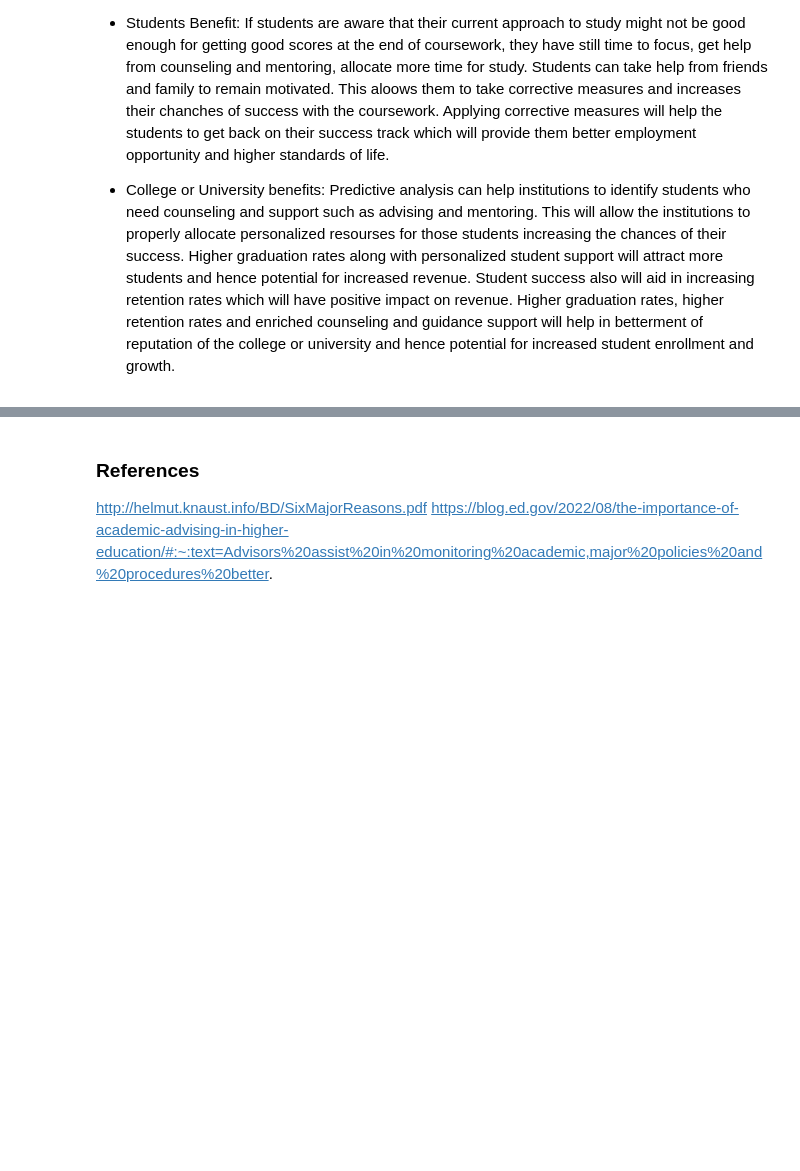
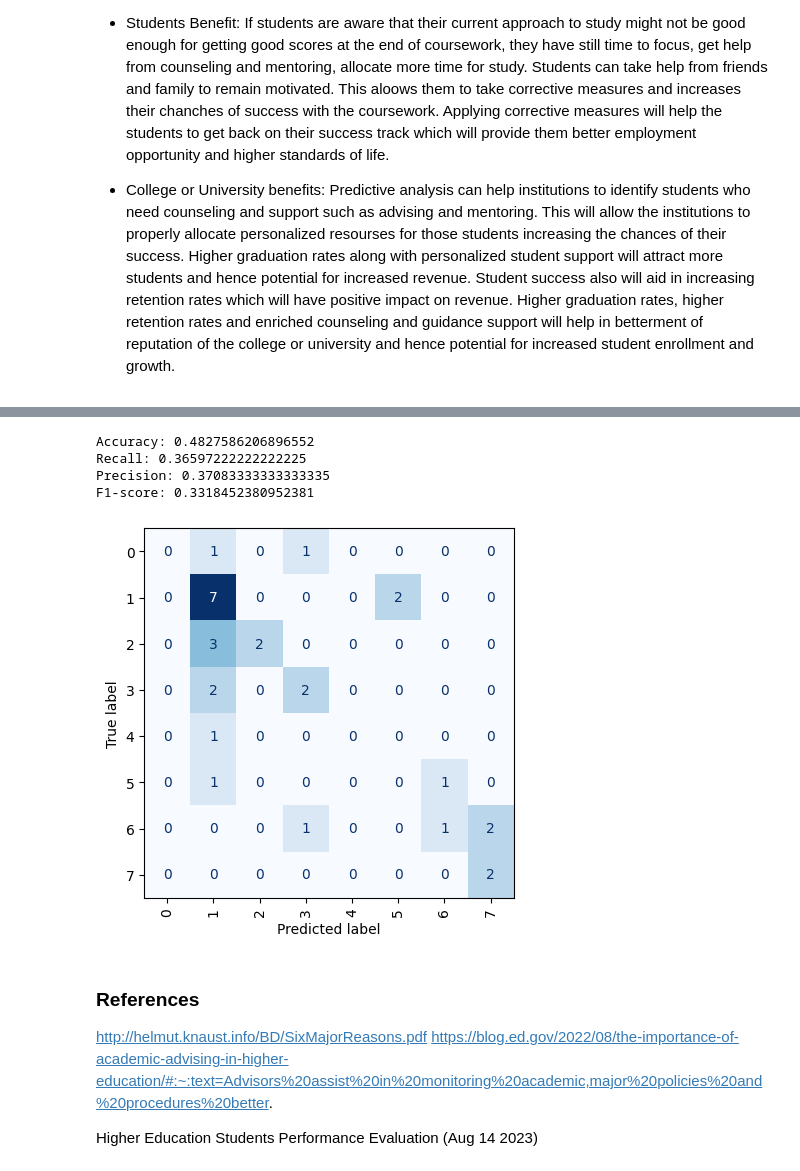
Before and after one commit to biswajit-bellevue/DSC550, a Jupyter notebook: project/SharmaDSC550TermProjectStudent.ipynb, the cells around one changed output, grey strips where cells are left out. Drawn from its saved outputs; the diff is of its cells as text; code cells hidden in the pictures; blank space fills up the shorter version.

```diff
--- a/project/SharmaDSC550TermProjectStudent.ipynb
+++ b/project/SharmaDSC550TermProjectStudent.ipynb
@@ -19,0 +57,5 @@ https://archive.ics.uci.edu/dataset/856/higher+education+students+performance+ev
+# %%
+# using sklearn's train_test_split method to split the dataset
+features_train, features_test, target_train, target_test = train_test_split(
+    df.iloc[0:, 1:-1], df["GRADE"], test_size=0.2, random_state=0
+)
@@ -19,0 +111,11 @@ https://archive.ics.uci.edu/dataset/856/higher+education+students+performance+ev
+# %%
+forest = RandomForestClassifier(random_state=1)
+hyperparameters = {
+    "n_estimators":[20,50,60]
+}
+gcv = GridSearchCV(
+    forest,
+    hyperparameters,
+    cv=5,
+    verbose=1
+)
@@ -20,5 +148,25 @@ https://archive.ics.uci.edu/dataset/856/higher+education+students+performance+ev
+# %%
+predicted_test_forest = best_model_forest.predict(features_test)
+# %%
+print(f"Accuracy: {accuracy_score(target_test, predicted_test_forest)}")
+print(f"Recall: {recall_score(target_test, predicted_test_forest, average='macro')}")
+print(f"Precision: {precision_score(target_test, predicted_test_forest, average='macro')}")
+print(f"F1-score: {f1_score(target_test, predicted_test_forest,average='macro')}")
+# %% [output]
+Accuracy: 0.4827586206896552
+Recall: 0.36597222222222225
+Precision: 0.37083333333333335
+F1-score: 0.3318452380952381
+# %%
+ConfusionMatrixDisplay.from_predictions(target_test, predicted_test_forest, colorbar=False, cmap="Blues")
+plt.xticks(rotation=90)
+plt.show()
+# %% [output]
+[figure, added]
 # %% [markdown]
 ### References
 
 http://helmut.knaust.info/BD/SixMajorReasons.pdf
 https://blog.ed.gov/2022/08/the-importance-of-academic-advising-in-higher-education/#:~:text=Advisors%20assist%20in%20monitoring%20academic,major%20policies%20and%20procedures%20better.
+
+Higher Education Students Performance Evaluation (Aug 14 2023)
```
Also changed, not shown: parts of 14 cells of this notebook, 3 other files.
